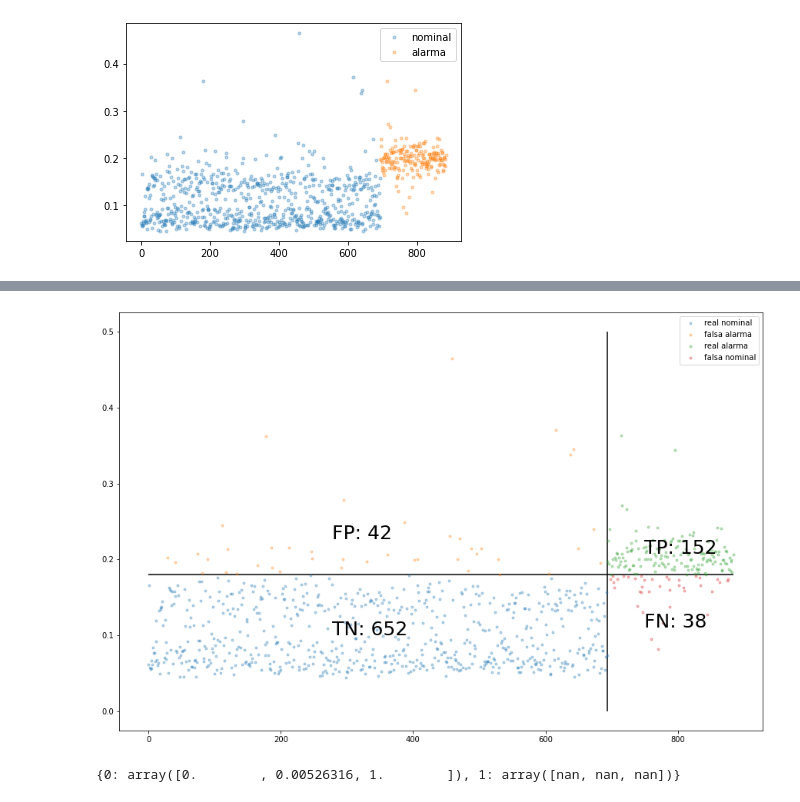
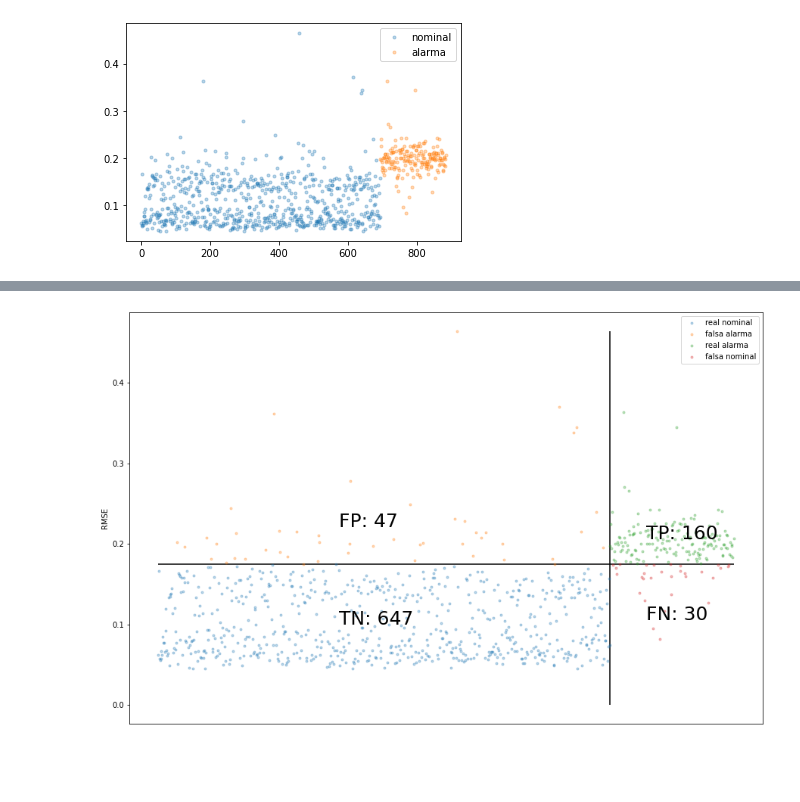
Before and after one commit to MartinVIllesca/ME7260-Aprendizaje-Profundo-en-Diagnostico-y-Pronostico-de-Fallas, a Jupyter notebook: t4/tarea_04.ipynb, the cells around one changed output, grey strips where cells are left out. Cells and saved outputs as stored; diff of their text form; code cells hidden in the pictures; blank space fills up the shorter version.

```diff
--- a/t4/tarea_04.ipynb
+++ b/t4/tarea_04.ipynb
@@ -271,8 +379,9 @@ plt.show()
 # %%
+# dibujar rmse y division de ejemplos segun mejor th de separacion para FN = 30
+
 plt.figure(figsize=(15,10))
 
-# crear curva ROC
-th = 0.18
+th = 0.175
 
 nominal = np.where(Y_test == 1)[0]
 ejex = np.linspace(0, nominal.shape[0], num=nominal.shape[0], dtype=int)
@@ -283,32 +392,39 @@ real_nominal = np.where(rmse_nominal < th)[0]
 falsa_alarma = np.where(rmse_nominal > th)[0]
 
 plt.plot(ejex[real_nominal], rmse_nominal[real_nominal], ls='', marker='.', alpha=0.3, label='real nominal')
 plt.plot(ejex[falsa_alarma], rmse_nominal[falsa_alarma], ls='', marker='.', alpha=0.3, label='falsa alarma')
 
 plt.text(ejex.mean() * 0.8, rmse_nominal[real_nominal].mean(),
          f'TN: {real_nominal.shape[0]}', fontsize=25)
 plt.text(ejex.mean() * 0.8, rmse_nominal[falsa_alarma].mean(),
          f'FP: {falsa_alarma.shape[0]}', fontsize=25)
 
 alarma = np.where(Y_test == 0)[0]
 ejex = nominal.shape[0] + np.linspace(0, alarma.shape[0], num=alarma.shape[0], dtype=int)
 
 rmse_alarma = rmse[alarma]
 
 real_alarma = np.where(rmse_alarma > th)[0]
 falsa_nominal = np.where(rmse_alarma < th)[0]
 
 plt.plot(ejex[real_alarma], rmse_alarma[real_alarma], ls='', marker='.', alpha=0.3, label='real alarma')
 plt.plot(ejex[falsa_nominal], rmse_alarma[falsa_nominal], ls='', marker='.', alpha=0.3, label='falsa nominal')
 plt.text(ejex.mean() * 0.95, rmse_alarma[real_alarma].mean(),
          f'TP: {real_alarma.shape[0]}', fontsize=25)
 plt.text(ejex.mean() * 0.95, rmse_alarma[falsa_nominal].mean() - 0.05,
          f'FN: {falsa_nominal.shape[0]}', fontsize=25)
 
 plt.hlines(th, 0, ejex[-1])
-plt.vlines(nominal.shape[0], 0, 0.5)
+plt.vlines(nominal.shape[0], 0, rmse.max())
 
 plt.legend()
+plt.ylabel('RMSE')
+plt.tick_params(
+    axis='x',          # changes apply to the x-axis
+    which='both',      # both major and minor ticks are affected
+    bottom=False,      # ticks along the bottom edge are off
+    top=False,         # ticks along the top edge are off
+    labelbottom=False) # labels along the bottom edge are off
 plt.show()
 # %% [output]
-[figure, old version]
+[figure, new version]
@@ -328,4 +430,0 @@ roc_auc[1] = auc(fpr[1], tpr[1])
-# %%
-fpr
-# %% [output]
-{0: array([0.        , 0.00526316, 1.        ]), 1: array([nan, nan, nan])}
```
Also changed, not shown: parts of 5 cells of this notebook.
